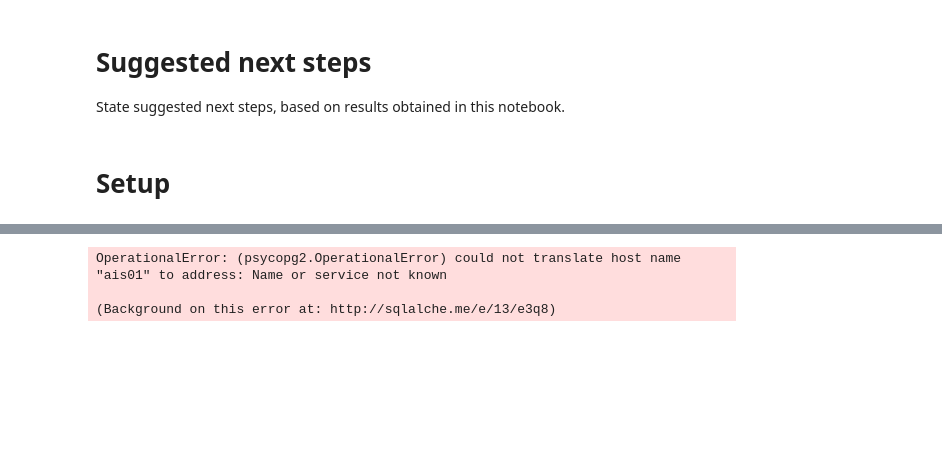
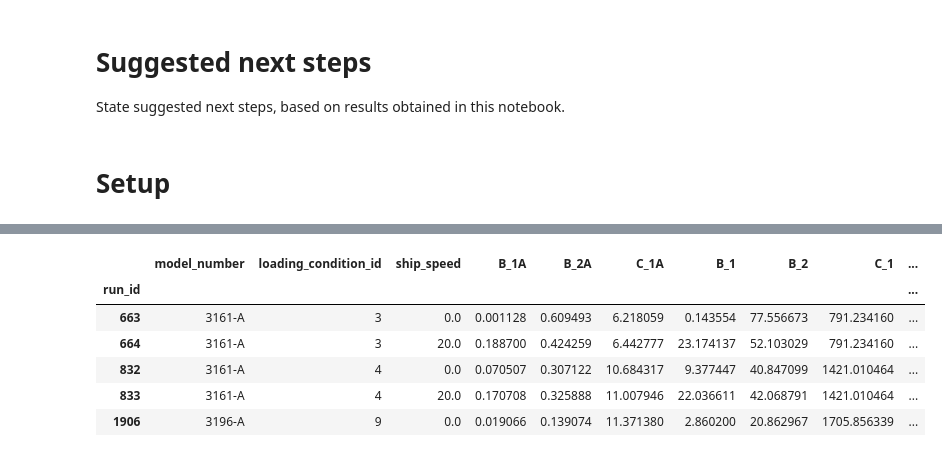
Before and after one commit to martinlarsalbert/Prediction-of-roll-motion-using-fully-nonlinear-potential-flow-and-Ikedas-method, a Jupyter notebook: notebooks/01_select_suitable_MDL_test.ipynb, the cells around one changed output, grey strips where cells are left out. Cells and saved outputs as stored; diff of their text form; code cells hidden in the pictures; blank space fills up the shorter version.

```diff
--- a/notebooks/01_select_suitable_MDL_test.ipynb
+++ b/notebooks/01_select_suitable_MDL_test.ipynb
@@ -48,6 +47,0 @@ The autoreload extension is already loaded. To reload it, use:
-# %%
-db = database.get_db()
-# %% [output]
-OperationalError: (psycopg2.OperationalError) could not translate host name "ais01" to address: Name or service not known
-
-(Background on this error at: http://sqlalche.me/e/13/e3q8)
@@ -53,0 +50,10 @@ OperationalError: (psycopg2.OperationalError) could not translate host name "ais
+# %%
+df_rolldecay.head()
+# %% [output]
+|  | model_number | loading_condition_id | ship_speed | B_1A | B_2A | C_1A | B_1 | B_2 | C_1 | ... |
+| run_id |  |  |  |  |  |  |  |  |  | ... |
+| 663 | 3161-A | 3 | 0.0 | 0.001128 | 0.609493 | 6.218059 | 0.143554 | 77.556673 | 791.234160 | ... |
+| 664 | 3161-A | 3 | 20.0 | 0.188700 | 0.424259 | 6.442777 | 23.174137 | 52.103029 | 791.234160 | ... |
+| 832 | 3161-A | 4 | 0.0 | 0.070507 | 0.307122 | 10.684317 | 9.377447 | 40.847099 | 1421.010464 | ... |
+| 833 | 3161-A | 4 | 20.0 | 0.170708 | 0.325888 | 11.007946 | 22.036611 | 42.068791 | 1421.010464 | ... |
+| 1906 | 3196-A | 9 | 0.0 | 0.019066 | 0.139074 | 11.371380 | 2.860200 | 20.862967 | 1705.856339 | ... |
```
Also changed, not shown: parts of 3 cells of this notebook, 3 other files.
